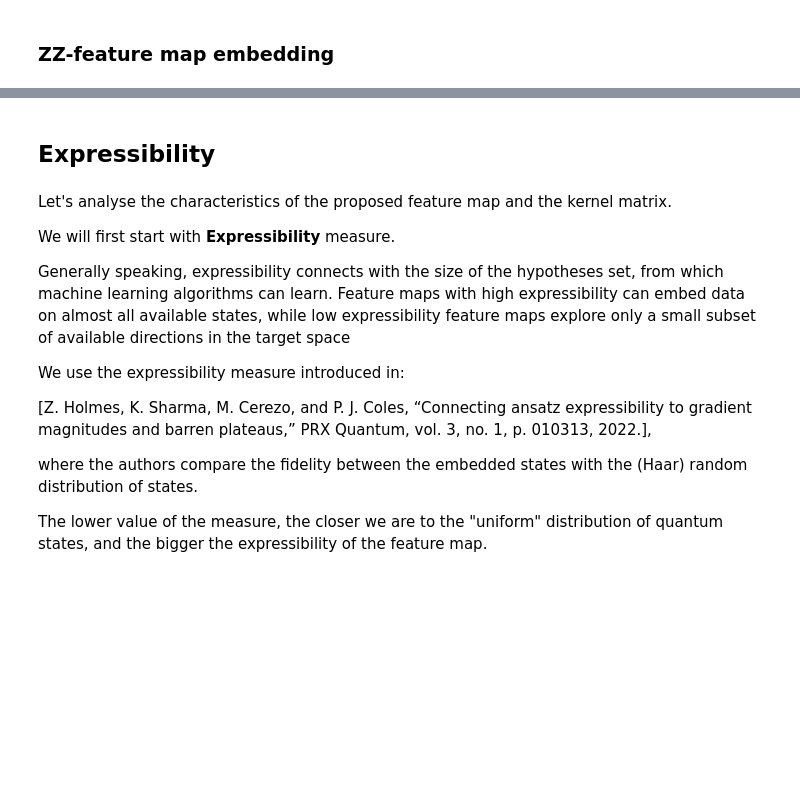
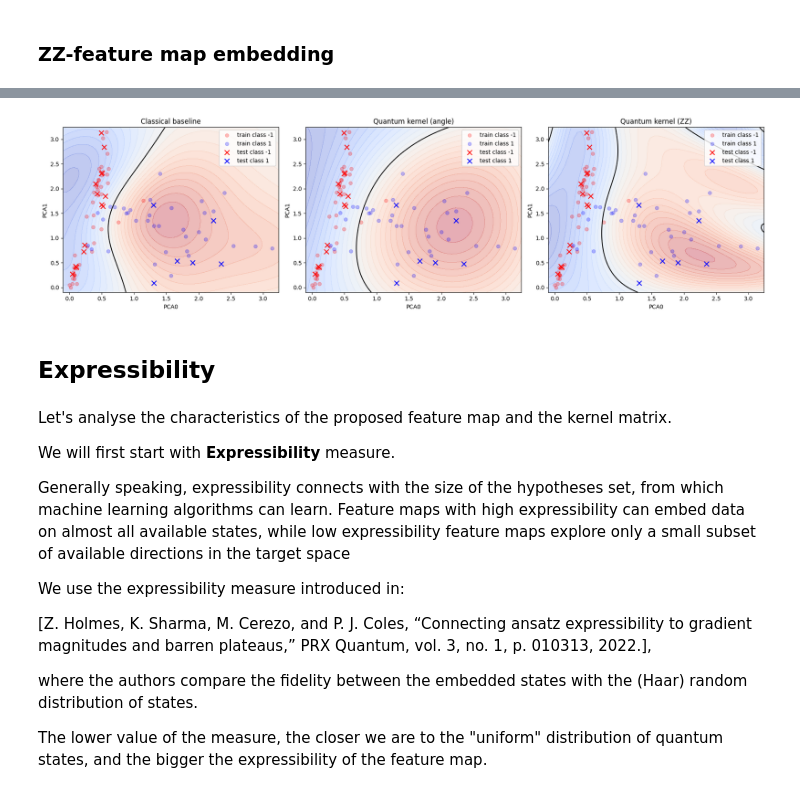
Before and after one commit to delilbasic/hdcrs-school-2026, a Jupyter notebook: Hands-on Session 3 - Quantum Kernels for Earth Observation.ipynb, the cells around one changed output, grey strips where cells are left out. Saved outputs shown, nothing was run; the diff lists cells and outputs as text; code cells hidden in the pictures; blank space fills up the shorter version.

```diff
--- a/Hands-on Session 3 - Quantum Kernels for Earth Observation.ipynb
+++ b/Hands-on Session 3 - Quantum Kernels for Earth Observation.ipynb
@@ -262,3 +314,62 @@ Test score:  0.8
+# %%
+feature_maps = {
+    "Quantum kernel (angle)": angle_embedding,
+    "Quantum kernel (ZZ)": ZZFeatureMap,
+}
+
+x_all = onp.vstack([x_train, x_test])
+x0_min, x0_max = x_all[:, 0].min() - 0.1, x_all[:, 0].max() + 0.1
+x1_min, x1_max = x_all[:, 1].min() - 0.1, x_all[:, 1].max() + 0.1
+
+xx, yy = onp.meshgrid(
+    onp.linspace(x0_min, x0_max, 60),
+    onp.linspace(x1_min, x1_max, 60),
+)
+grid_points = onp.c_[xx.ravel(), yy.ravel()]
+
+fig, axes = plt.subplots(1, len(classifiers), figsize=(6 * len(classifiers), 5), squeeze=False)
+axes = axes.ravel()
+
+dev_plot = qml.device("lightning.qubit", wires=x_train.shape[1])
+
+for ax, (name, clf) in zip(axes, classifiers.items()):
+    if name == "Classical baseline":
+        scores = clf.decision_function(grid_points)
+    else:
+        K_grid = quantum_kernel(grid_points, x_train, dev_plot, feature_maps[name])
+        scores = clf.decision_function(K_grid)
+
+    scores = scores.reshape(xx.shape)
+
+    ax.contourf(xx, yy, scores, levels=30, cmap="coolwarm", alpha=0.35)
+    ax.contour(xx, yy, scores, levels=[0], colors="k", linewidths=1.5)
+
+    ax.scatter(
+        x_train[y_train == -1, 0], x_train[y_train == -1, 1],
+        color="red", marker="o", alpha=0.25, label="train class -1"
+    )
+    ax.scatter(
+        x_train[y_train == 1, 0], x_train[y_train == 1, 1],
+        color="blue", marker="o", alpha=0.25, label="train class 1"
+    )
+    ax.scatter(
+        x_test[y_test == -1, 0], x_test[y_test == -1, 1],
+        color="red", marker="x", s=70, label="test class -1"
+    )
+    ax.scatter(
+        x_test[y_test == 1, 0], x_test[y_test == 1, 1],
+        color="blue", marker="x", s=70, label="test class 1"
+    )
+
+    ax.set_title(name)
+    ax.set_xlabel("PCA0")
+    ax.set_ylabel("PCA1")
+    ax.legend(loc="best")
+
+plt.tight_layout()
+plt.show()
+# %% [output]
+[figure, added]
 # %% [markdown]
 ## Expressibility
 # %% [markdown]
```
Also changed, not shown: parts of 31 cells of this notebook, 2 other files.
